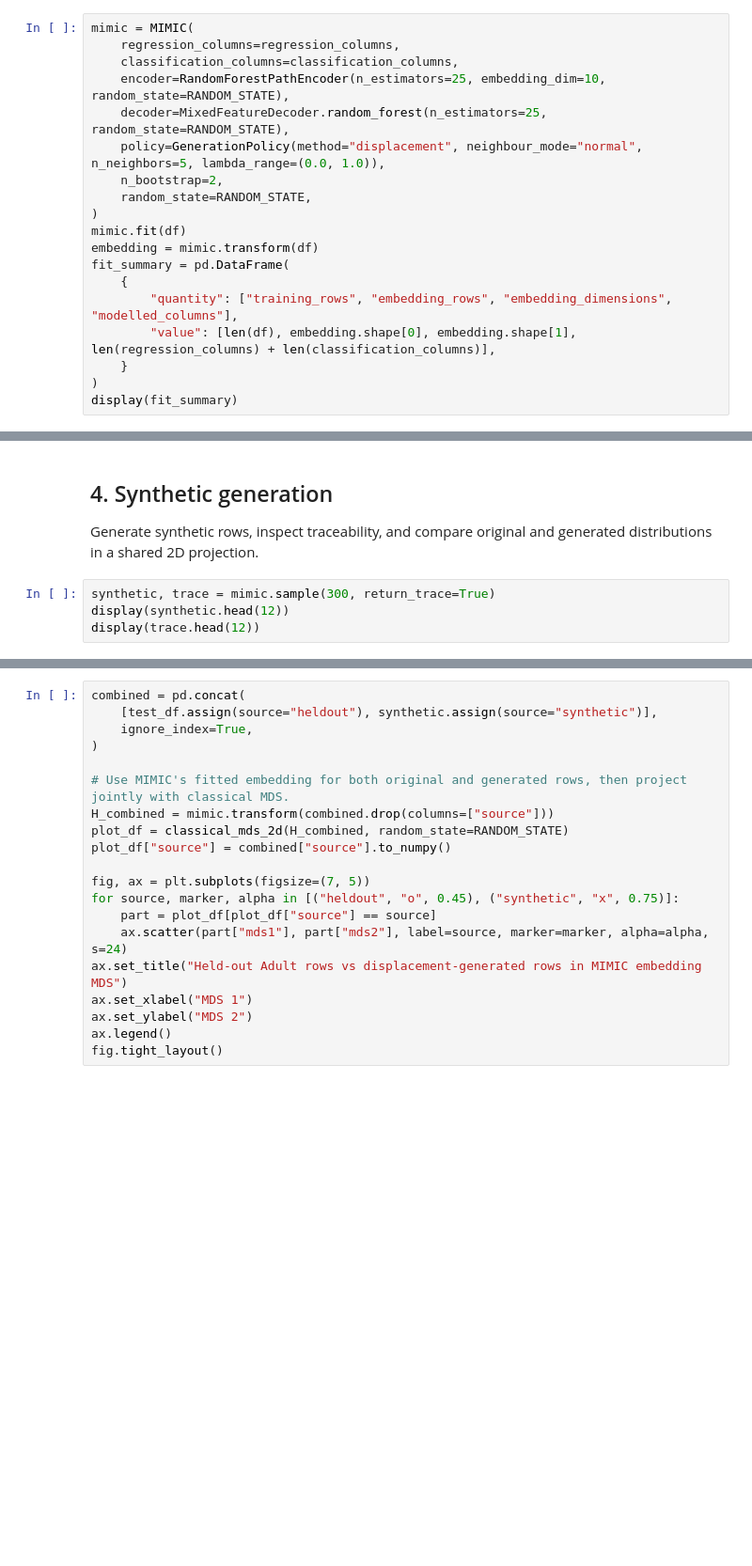
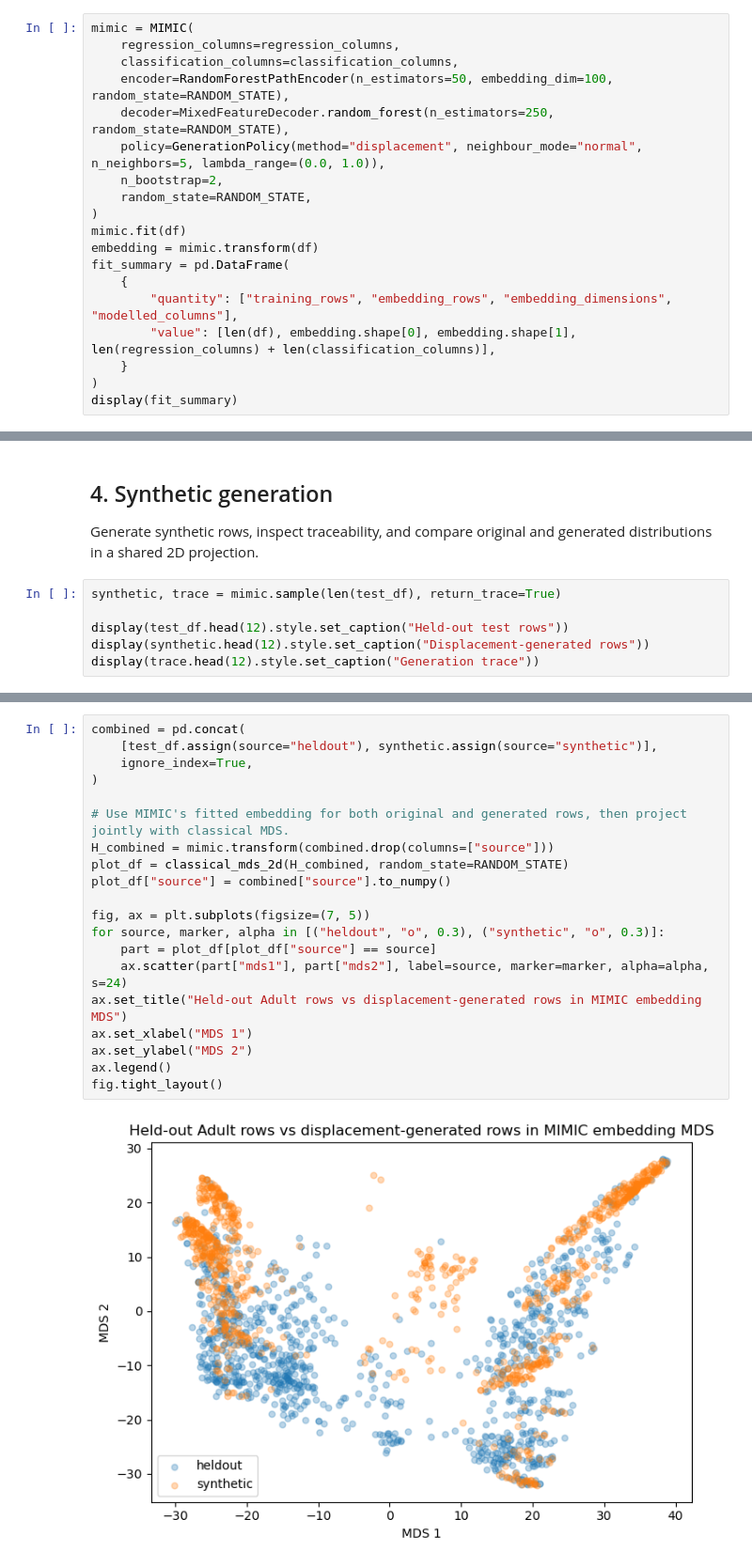
Before and after one commit to fabriziocosta/MIMIC, a Jupyter notebook: notebooks/04_adult_operating_modes.ipynb, the cells around one changed output, grey strips where cells are left out. Shown at 94% size. Saved outputs shown, nothing was run; the diff lists cells and outputs as text; blank space fills up the shorter version.

```diff
--- a/notebooks/04_adult_operating_modes.ipynb
+++ b/notebooks/04_adult_operating_modes.ipynb
@@ -65,8 +75,8 @@ The model is fitted on clean complete rows. Later cells create perturbed copies
 mimic = MIMIC(
     regression_columns=regression_columns,
     classification_columns=classification_columns,
-    encoder=RandomForestPathEncoder(n_estimators=25, embedding_dim=10, random_state=RANDOM_STATE),
-    decoder=MixedFeatureDecoder.random_forest(n_estimators=25, random_state=RANDOM_STATE),
+    encoder=RandomForestPathEncoder(n_estimators=50, embedding_dim=100, random_state=RANDOM_STATE),
+    decoder=MixedFeatureDecoder.random_forest(n_estimators=250, random_state=RANDOM_STATE),
     policy=GenerationPolicy(method="displacement", neighbour_mode="normal", n_neighbors=5, lambda_range=(0.0, 1.0)),
     n_bootstrap=2,
     random_state=RANDOM_STATE,
@@ -221,6 +316,8 @@ display(
 
 Generate synthetic rows, inspect traceability, and compare original and generated distributions in a shared 2D projection.
 # %%
-synthetic, trace = mimic.sample(300, return_trace=True)
-display(synthetic.head(12))
-display(trace.head(12))
+synthetic, trace = mimic.sample(len(test_df), return_trace=True)
+
+display(test_df.head(12).style.set_caption("Held-out test rows"))
+display(synthetic.head(12).style.set_caption("Displacement-generated rows"))
+display(trace.head(12).style.set_caption("Generation trace"))
@@ -227,23 +367,25 @@ display(trace.head(12))
 # %%
 combined = pd.concat(
     [test_df.assign(source="heldout"), synthetic.assign(source="synthetic")],
     ignore_index=True,
 )
 
 # Use MIMIC's fitted embedding for both original and generated rows, then project jointly with classical MDS.
 H_combined = mimic.transform(combined.drop(columns=["source"]))
 plot_df = classical_mds_2d(H_combined, random_state=RANDOM_STATE)
 plot_df["source"] = combined["source"].to_numpy()
 
 fig, ax = plt.subplots(figsize=(7, 5))
-for source, marker, alpha in [("heldout", "o", 0.45), ("synthetic", "x", 0.75)]:
+for source, marker, alpha in [("heldout", "o", 0.3), ("synthetic", "o", 0.3)]:
     part = plot_df[plot_df["source"] == source]
     ax.scatter(part["mds1"], part["mds2"], label=source, marker=marker, alpha=alpha, s=24)
 ax.set_title("Held-out Adult rows vs displacement-generated rows in MIMIC embedding MDS")
 ax.set_xlabel("MDS 1")
 ax.set_ylabel("MDS 2")
 ax.legend()
 fig.tight_layout()
+# %% [output]
+[figure, added]
 # %%
 summary = pd.concat(
     [test_df[regression_columns].describe().T.add_prefix("heldout_"), synthetic[regression_columns].describe().T.add_prefix("synthetic_")],
```
Also changed, not shown: parts of 8 cells of this notebook, 9 other files.
